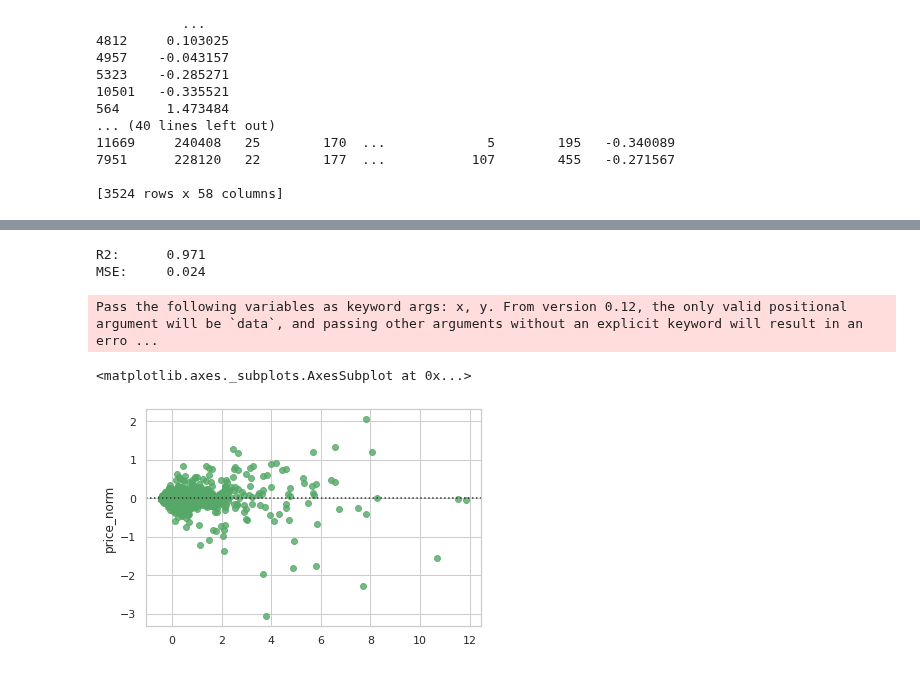
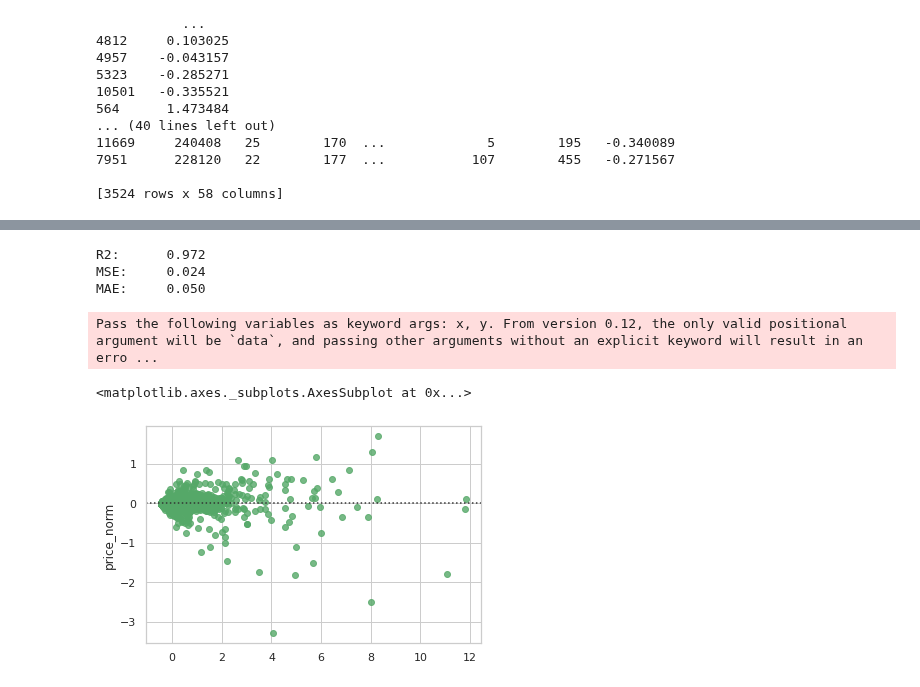
Before and after one commit to LucasAfa/Projeto2-IF775, a Jupyter notebook: projeto.ipynb, the cells around one changed output, grey strips where cells are left out. Saved outputs shown, nothing was run; the diff lists cells and outputs as text; code cells hidden in the pictures.

```diff
--- a/projeto.ipynb
+++ b/projeto.ipynb
@@ -215,9 +215,12 @@ model = LinearRegression()
 
 columns = ['wage_eur', 'overall','mentality_composure','potential','international_reputation','movement_reactions']
 
-model.fit(X_train[columns], y_train)
+scaler = pre.StandardScaler()
+X_train = scaler.fit_transform(X_train[columns])
+X_val = scaler.fit_transform(X_val[columns])
+model.fit(X_train_scaled, y_train)
 
-predict = model.predict(X_val[columns])
+predict = model.predict(X_val_scaled)
 
 mse = mean_squared_error(y_val, predict)
 r2 = r2_score(y_val, predict)
@@ -283,27 +287,28 @@ Best parameter: {'alpha': 0.003340350007709051}
 # %%
 #Agora vamos fazer o random Forest
 
 model1  = RandomForestRegressor()
-model1.fit(X_train[columns], y_train)
+model1.fit(X_train, y_train)
 
-predict = model1.predict(X_val[columns])
+predict = model1.predict(X_val)
 
 mse1 = mean_squared_error(y_val, predict)
 r21 = r2_score(y_val, predict)
 error_MAE1 = sklearn.metrics.mean_absolute_error(y_val, predict)
 
 print("R2:      {:.3f}".format(r21))
 print("MSE:     {:.3f}".format(mse1))
 print("MAE:     {:.3f}".format(error_MAE1))
 
 sns.set(style="whitegrid")
 sns.residplot(predict, y_val, color="g")
 # %% [output]
-R2:      0.971
+R2:      0.972
 MSE:     0.024
+MAE:     0.050
 Pass the following variables as keyword args: x, y. From version 0.12, the only valid positional argument will be `data`, and passing other arguments without an explicit keyword will result in an erro ...
 <matplotlib.axes._subplots.AxesSubplot at 0x...>
-[figure, old version]
+[figure, new version]
 # %%
 #Agora vamos minimizar a taxa de erros do Random Forest utilizando o optuna
 def randomObjective(trial):
```
Also changed, not shown: parts of 9 cells of this notebook.
